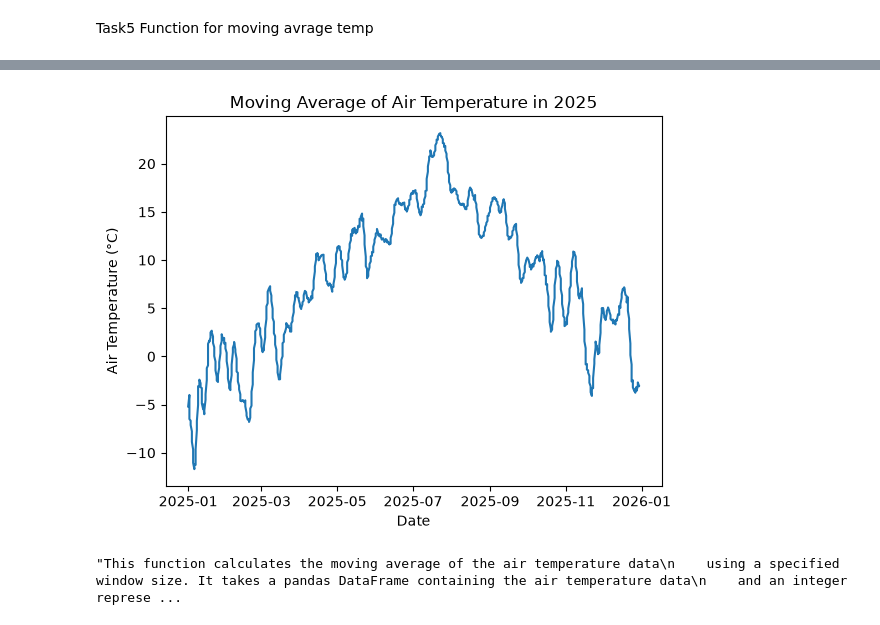
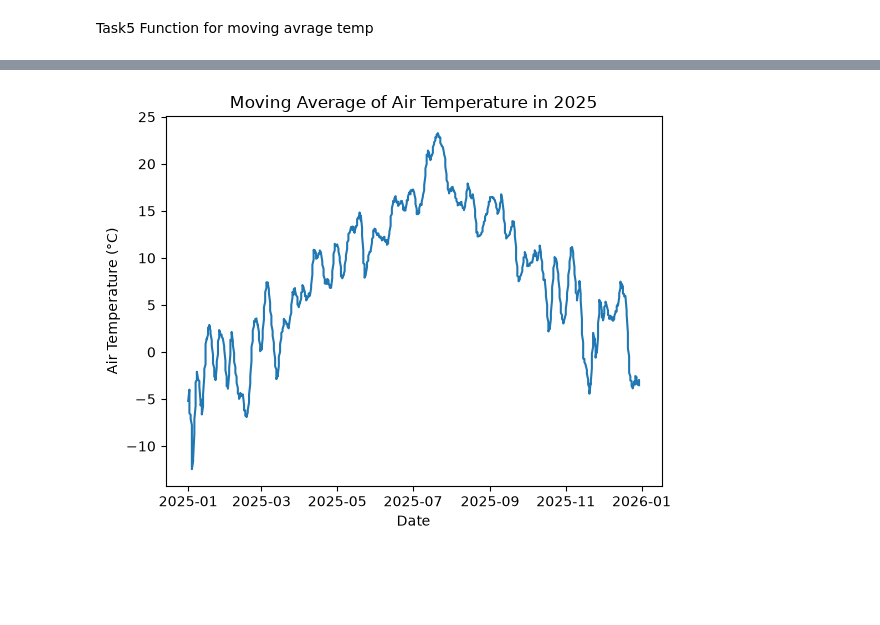
Before and after one commit to adriannv22/Inf201_deliverabal1, a Jupyter notebook: inf201_deliverabel_1.ipynb, the cells around one changed output, grey strips where cells are left out. Drawn from its saved outputs; the diff is of its cells as text; code cells hidden in the pictures; blank space fills up the shorter version.

Commit message:
Change how moving average is calculated

```diff
--- a/inf201_deliverabel_1.ipynb
+++ b/inf201_deliverabel_1.ipynb
@@ -155,6 +155,8 @@ plt.show()
 # %% [markdown]
 Task5 Function for moving avrage temp
 # %%
+import math
+
 def moving_average(df: pd.DataFrame, window_size: int) -> pd.DataFrame:
     """
     This function calculates the moving average of
@@ -190,7 +192,7 @@ def moving_average(df: pd.DataFrame, window_size: int) -> pd.DataFrame:
         #Take the current index since it is greater than the window size minus 1
         else:
             #Create a window of values from the current index minus the window size to the current index
-            window = df['value'][i - window_size:i]
+            window = df['value'][i - math.floor(window_size/2):i + math.floor(window_size/2)]
             #Calculate the mean of the values in the window
             avrage = window.mean()
             #append the calculated moving average to the list
@@ -214,6 +216,10 @@ plt.title('Moving Average of Air Temperature in 2025')
 plt.xlabel('Date')
 plt.ylabel('Air Temperature (°C)')
 plt.show()#shows the funktion
+
+
+#På dag 1 dropper du . Gjennomsnittet 3 dager før og 3 dager etter dagen du er på. Vil at window er på midten av dagen du er på. Tidligere lå vinduet 7 dager bak. Startet 7 dager før og sluttet på dagen din.
+#Men nå er dagen din på midten av vinduet.
 # %% [output]
      moving_average             referenceTime
 0         -5.200000 2025-01-01 00:00:00+00:00
@@ -230,4 +236,3 @@ plt.show()#shows the funktion
 
 [728 rows x 2 columns]
-[figure, old version]
+[figure, new version]
-"This function calculates the moving average of the air temperature data\n    using a specified window size. It takes a pandas DataFrame containing the air temperature data\n    and an integer represe ...
```
Also changed, not shown: parts of 1 cell of this notebook.
